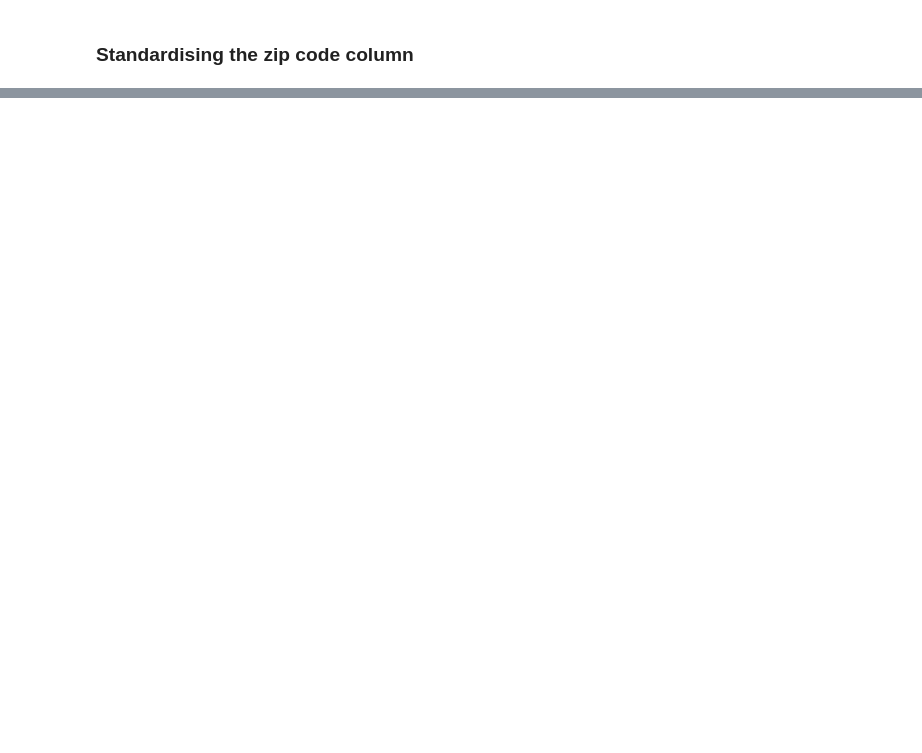
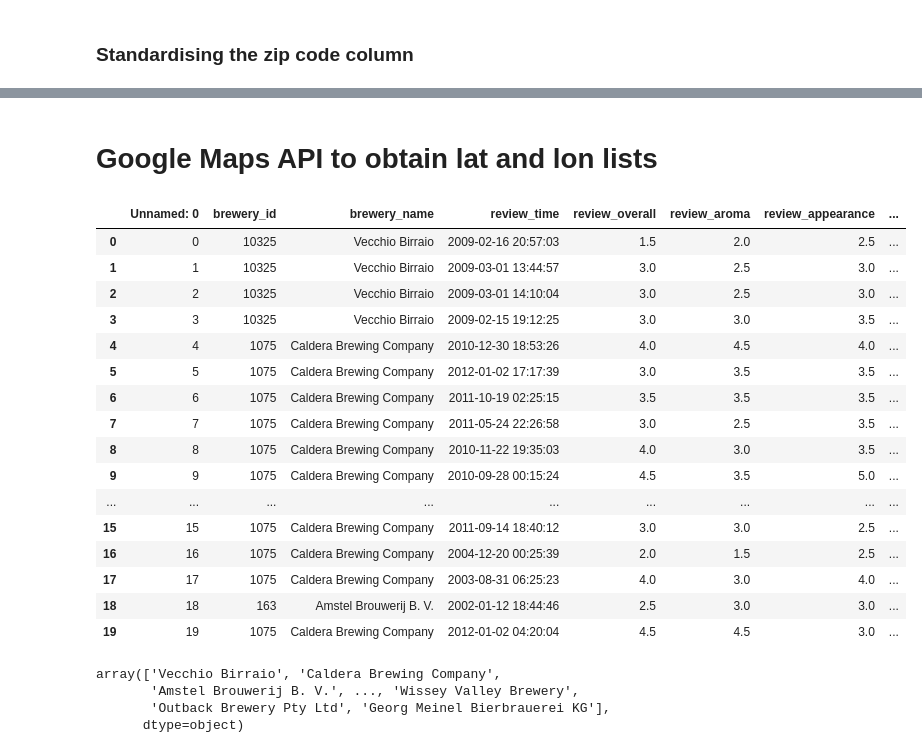
Before and after one commit to mactzu/PredictivePandas, a Jupyter notebook: work/pooja/ETL - Open Brewery DB API.ipynb, the cells around one changed output, grey strips where cells are left out. Cells and saved outputs as stored; diff of their text form; code cells hidden in the pictures; blank space fills up the shorter version.

```diff
--- a/work/pooja/ETL - Open Brewery DB API.ipynb
+++ b/work/pooja/ETL - Open Brewery DB API.ipynb
@@ -211,0 +72,2 @@ Min zip_code length is 4.
+# %% [markdown]
+# Google Maps API to obtain lat and lon lists
@@ -211,0 +81,21 @@ Min zip_code length is 4.
+# %%
+df = pd.read_csv("../../Data/beer.gz", encoding="ISO-8859-1")
+df.head(20)
+# %% [output]
+|  | Unnamed: 0 | brewery_id | brewery_name | review_time | review_overall | review_aroma | review_appearance | ... |
+| 0 | 0 | 10325 | Vecchio Birraio | 2009-02-16 20:57:03 | 1.5 | 2.0 | 2.5 | ... |
+| 1 | 1 | 10325 | Vecchio Birraio | 2009-03-01 13:44:57 | 3.0 | 2.5 | 3.0 | ... |
+| 2 | 2 | 10325 | Vecchio Birraio | 2009-03-01 14:10:04 | 3.0 | 2.5 | 3.0 | ... |
+| 3 | 3 | 10325 | Vecchio Birraio | 2009-02-15 19:12:25 | 3.0 | 3.0 | 3.5 | ... |
+| 4 | 4 | 1075 | Caldera Brewing Company | 2010-12-30 18:53:26 | 4.0 | 4.5 | 4.0 | ... |
+| 5 | 5 | 1075 | Caldera Brewing Company | 2012-01-02 17:17:39 | 3.0 | 3.5 | 3.5 | ... |
+| 6 | 6 | 1075 | Caldera Brewing Company | 2011-10-19 02:25:15 | 3.5 | 3.5 | 3.5 | ... |
+| 7 | 7 | 1075 | Caldera Brewing Company | 2011-05-24 22:26:58 | 3.0 | 2.5 | 3.5 | ... |
+| 8 | 8 | 1075 | Caldera Brewing Company | 2010-11-22 19:35:03 | 4.0 | 3.0 | 3.5 | ... |
+| 9 | 9 | 1075 | Caldera Brewing Company | 2010-09-28 00:15:24 | 4.5 | 3.5 | 5.0 | ... |
+| ... | ... | ... | ... | ... | ... | ... | ... | ... |
+| 15 | 15 | 1075 | Caldera Brewing Company | 2011-09-14 18:40:12 | 3.0 | 3.0 | 2.5 | ... |
+| 16 | 16 | 1075 | Caldera Brewing Company | 2004-12-20 00:25:39 | 2.0 | 1.5 | 2.5 | ... |
+| 17 | 17 | 1075 | Caldera Brewing Company | 2003-08-31 06:25:23 | 4.0 | 3.0 | 4.0 | ... |
+| 18 | 18 | 163 | Amstel Brouwerij B. V. | 2002-01-12 18:44:46 | 2.5 | 3.0 | 3.0 | ... |
+| 19 | 19 | 1075 | Caldera Brewing Company | 2012-01-02 04:20:04 | 4.5 | 4.5 | 3.0 | ... |
@@ -211,0 +106,7 @@ Min zip_code length is 4.
+# %%
+brewery_names
+# %% [output]
+array(['Vecchio Birraio', 'Caldera Brewing Company',
+       'Amstel Brouwerij B. V.', ..., 'Wissey Valley Brewery',
+       'Outback Brewery Pty Ltd', 'Georg Meinel Bierbrauerei KG'],
+      dtype=object)
```
Also changed, not shown: parts of 19 cells of this notebook.
